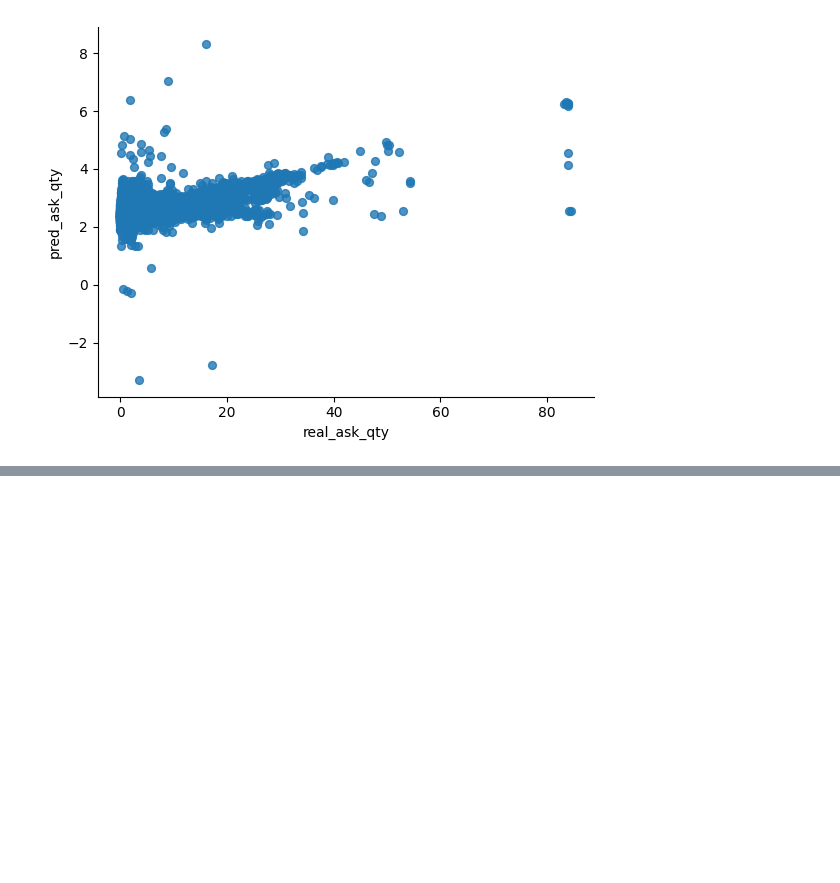
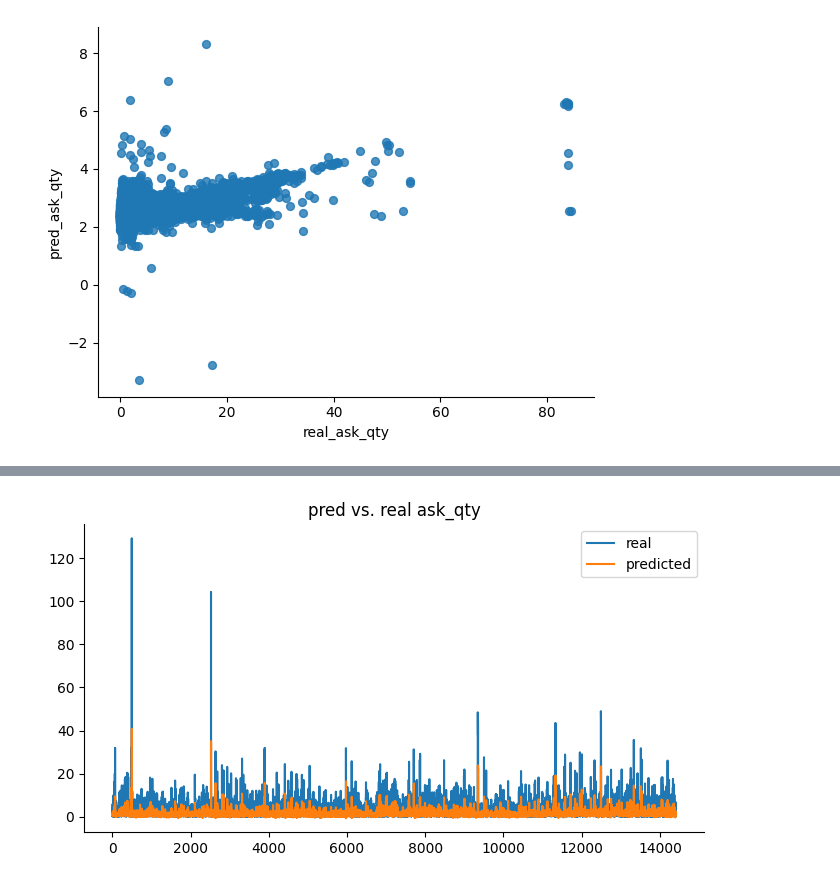
Before and after one commit to Massssssi/COMP5530M, a Jupyter notebook: RNN Model/TestingKerasModels.ipynb, the cells around one changed output, grey strips where cells are left out. Saved outputs shown, nothing was run; the diff lists cells and outputs as text; code cells hidden in the pictures; blank space fills up the shorter version.

```diff
--- a/RNN Model/TestingKerasModels.ipynb
+++ b/RNN Model/TestingKerasModels.ipynb
@@ -1227,0 +1459,6 @@ model.save('/content/drive/MyDrive/multi_input_rnn_model_2.keras')
+# %%
+yhat = \
+    scaler.inverse_transform(yhat)
+
+yhat_result = pd.DataFrame(yhat, index=None)
+yhat_result
@@ -1227,0 +1518,25 @@ model.save('/content/drive/MyDrive/multi_input_rnn_model_2.keras')
+# %%
+# Create a df showing the predicted vs real values
+# Ask and bid prices are quite accurate, Ask and bid quantities are quite off
+from numpy import array
+
+i = 0
+
+log = []
+
+for item in arr:
+  real = item[0]
+  prediction = item[1][0]
+  B = array([prediction])
+  yhat = \
+    scaler.inverse_transform(B)
+  yhat_result = pd.DataFrame(yhat, index=None)
+  A = array([real])
+  yhat_real = \
+    scaler.inverse_transform(A)
+  yhat_real = pd.DataFrame(yhat_real, index=None)
+  temp = [ yhat_real[0][0], yhat_result[0][0], yhat_real[1][0], yhat_result[1][0], yhat_real[2][0], yhat_result[2][0], yhat_real[3][0], yhat_result[3][0] ]
+  log.append(temp)
+
+log_results = pd.DataFrame(log, columns=['real_ask_price', 'pred_ask_price', 'real_ask_qty', 'pred_ask_qty', 'real_bid_price', 'pred_bid_price', 'real_bid_qty', 'pred_bid_qty'])
+log_results
@@ -1227,0 +1557,11 @@ model.save('/content/drive/MyDrive/multi_input_rnn_model_2.keras')
+# %%
+from matplotlib import pyplot as plt
+log_results['real_ask_qty'].plot(kind='line', figsize=(8, 4), title='pred vs. real ask_qty', label="real")
+
+log_results['pred_ask_qty'].plot(kind='line', figsize=(8, 4), label="predicted")
+
+plt.legend()
+
+plt.gca().spines[['top', 'right']].set_visible(False)
+# %% [output]
+[figure, added]
```
Also changed, not shown: parts of 17 cells of this notebook.
